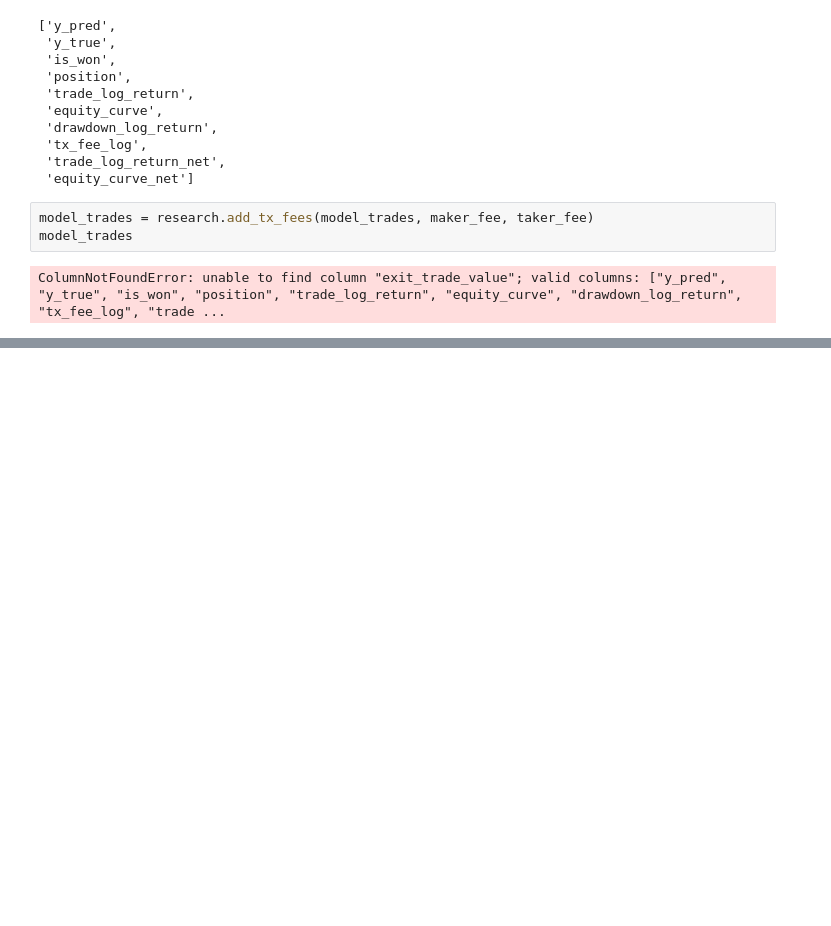
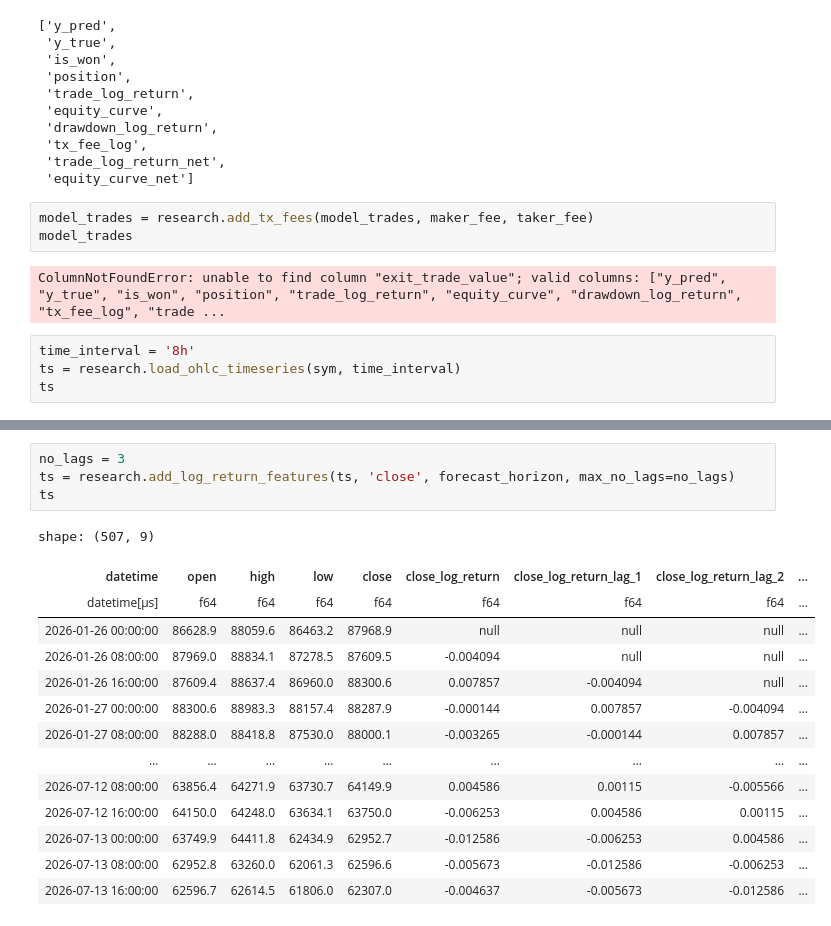
Before and after one commit to JadenGrossbaum/Research, a Jupyter notebook: video1.ipynb, the cells around one changed output, grey strips where cells are left out. Drawn from its saved outputs; the diff is of its cells as text; blank space fills up the shorter version.

```diff
--- a/video1.ipynb
+++ b/video1.ipynb
@@ -678,3 +678,7 @@ model_trades = research.add_tx_fees(model_trades, maker_fee, taker_fee)
 model_trades
 # %% [output]
 ColumnNotFoundError: unable to find column "exit_trade_value"; valid columns: ["y_pred", "y_true", "is_won", "position", "trade_log_return", "equity_curve", "drawdown_log_return", "tx_fee_log", "trade ...
+# %%
+time_interval = '8h'
+ts = research.load_ohlc_timeseries(sym, time_interval)
+ts
@@ -680,0 +700,19 @@ ColumnNotFoundError: unable to find column "exit_trade_value"; valid columns: ["
+# %%
+no_lags = 3
+ts = research.add_log_return_features(ts, 'close', forecast_horizon, max_no_lags=no_lags)
+ts
+# %% [output]
+shape: (507, 9)
+| datetime | open | high | low | close | close_log_return | close_log_return_lag_1 | close_log_return_lag_2 | ... |
+| datetime[μs] | f64 | f64 | f64 | f64 | f64 | f64 | f64 | ... |
+| 2026-01-26 00:00:00 | 86628.9 | 88059.6 | 86463.2 | 87968.9 | null | null | null | ... |
+| 2026-01-26 08:00:00 | 87969.0 | 88834.1 | 87278.5 | 87609.5 | -0.004094 | null | null | ... |
+| 2026-01-26 16:00:00 | 87609.4 | 88637.4 | 86960.0 | 88300.6 | 0.007857 | -0.004094 | null | ... |
+| 2026-01-27 00:00:00 | 88300.6 | 88983.3 | 88157.4 | 88287.9 | -0.000144 | 0.007857 | -0.004094 | ... |
+| 2026-01-27 08:00:00 | 88288.0 | 88418.8 | 87530.0 | 88000.1 | -0.003265 | -0.000144 | 0.007857 | ... |
+| … | … | … | … | … | … | … | … | ... |
+| 2026-07-12 08:00:00 | 63856.4 | 64271.9 | 63730.7 | 64149.9 | 0.004586 | 0.00115 | -0.005566 | ... |
+| 2026-07-12 16:00:00 | 64150.0 | 64248.0 | 63634.1 | 63750.0 | -0.006253 | 0.004586 | 0.00115 | ... |
+| 2026-07-13 00:00:00 | 63749.9 | 64411.8 | 62434.9 | 62952.7 | -0.012586 | -0.006253 | 0.004586 | ... |
+| 2026-07-13 08:00:00 | 62952.8 | 63260.0 | 62061.3 | 62596.6 | -0.005673 | -0.012586 | -0.006253 | ... |
+| 2026-07-13 16:00:00 | 62596.7 | 62614.5 | 61806.0 | 62307.0 | -0.004637 | -0.005673 | -0.012586 | ... |
```
Also changed, not shown: parts of 11 cells of this notebook.
